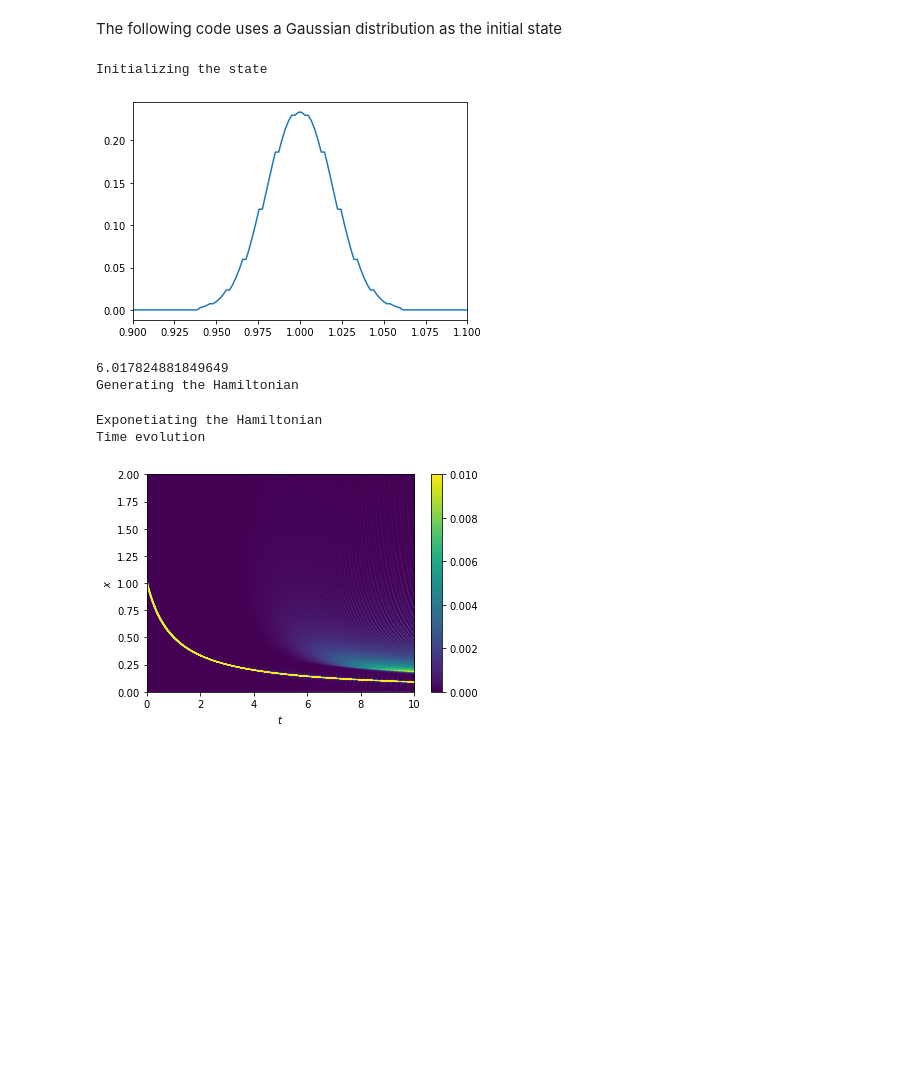
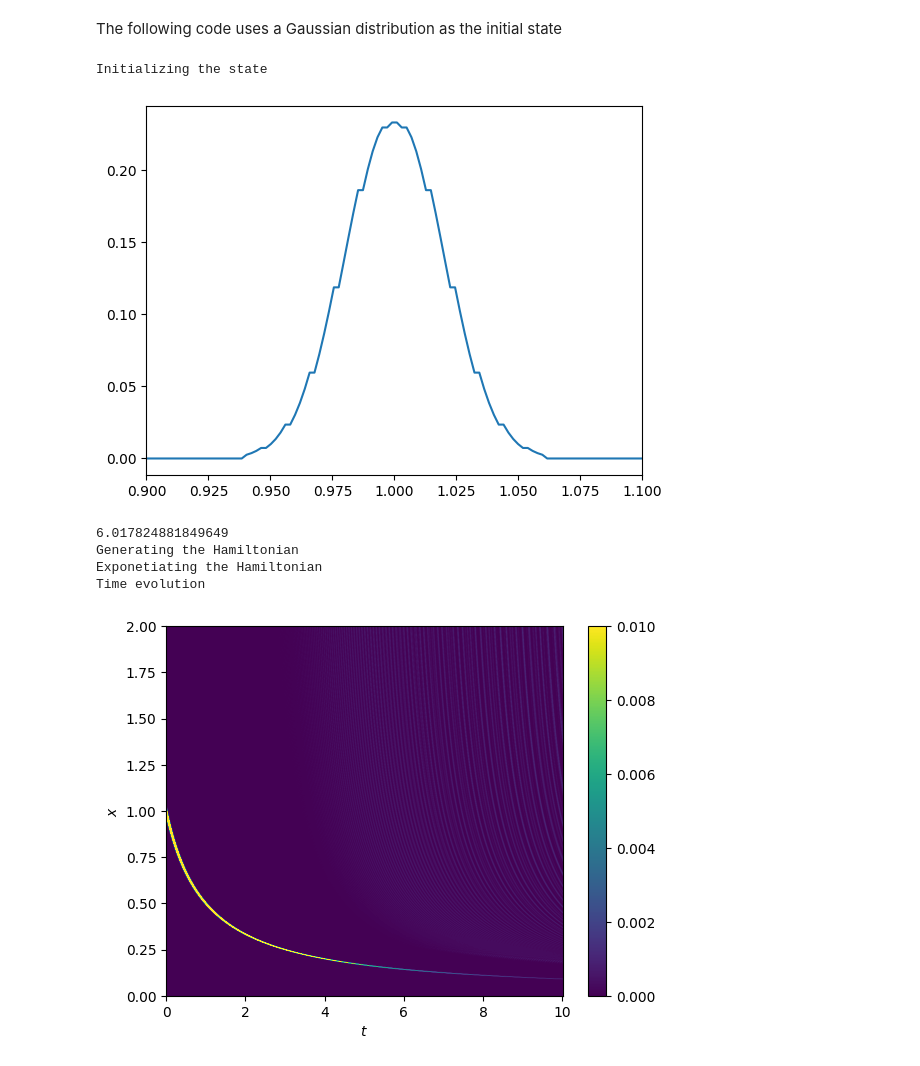
Before and after one commit to 1MChristensen/PhD-Work, a Jupyter notebook: KvN/KvN.ipynb, the cells around one changed output. Cells and saved outputs as stored; diff of their text form; code cells hidden in the pictures; blank space fills up the shorter version.

```diff
--- a/KvN/KvN.ipynb
+++ b/KvN/KvN.ipynb
@@ -50,38 +50,38 @@ Time evolution
 The following code uses a Gaussian distribution as the initial state
 # %%
 # Set up the grid
-n_qubits = 8
+n_qubits = 10
 n_grid = 2**n_qubits
 grid_extent = (0,2)
 x = np.linspace(*grid_extent, n_grid)
 
 # Set up time
 n_steps = 1000
 delta = 0.01
 t = np.linspace(0, n_steps*delta, n_steps)
 
 # Set up the initial state (delta in this case)
 psi = kvn.psi0(x, 1, type='gaussian', std=0.02, n_bins=50)
 
 print(sum(psi))
 
 # Generate the Hamiltonian to solve generic quadratic ODE,
 # i.e. ax^2 + bx + c where a,b,c are in params list
-params = (-1,0,0)
+params = (1,0,0)
 H = kvn.KvN_hamiltonian(x, params)
 
 # Time evolve the state
 psi_store = kvn.time_evolution(H, psi, delta, n_steps)
 
 # Plot the results
 kvn.plot_evolution(x, psi_store, t, save=True)
 kvn.plot_mode(x, psi_store, t, save=True)
 kvn.plot_std(x, psi_store, t, log=True, save=True)
 # %% [output]
 Initializing the state
-[figure, old version]
+[figure, new version]
 6.017824881849649
 Generating the Hamiltonian
+Exponetiating the Hamiltonian
+Time evolution
-Exponetiating the Hamiltonian
-Time evolution
-[figure, old version]
+[figure, new version]
```
Also changed, not shown: parts of 2 cells of this notebook, 10 other files.
